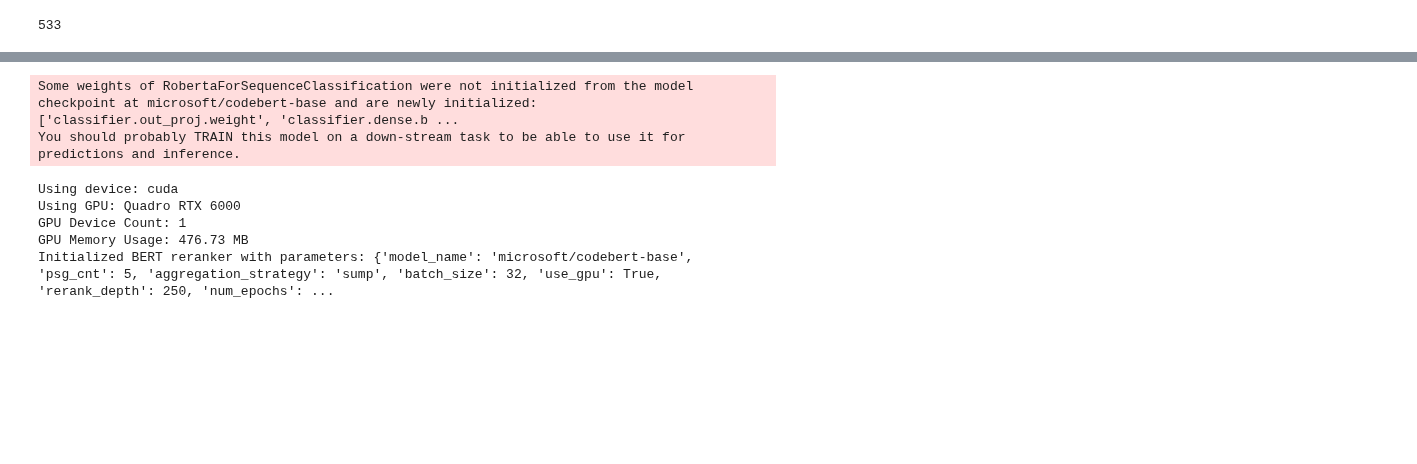
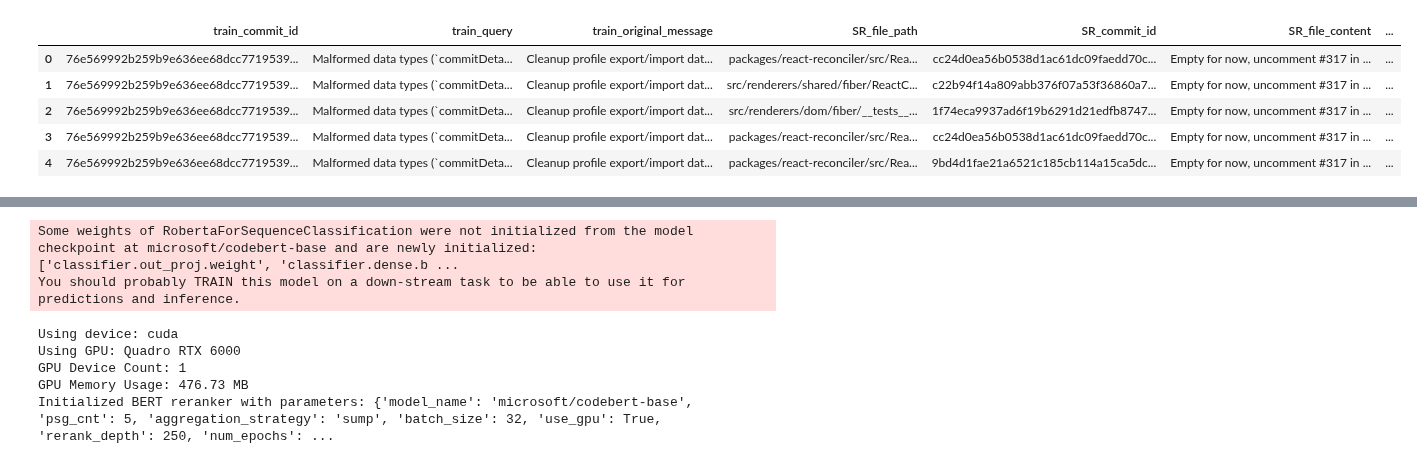
Before and after one commit to Siddharth-Gandhi/ds, a Jupyter notebook: notebooks/debug.ipynb, the cells around one changed output, grey strips where cells are left out. Saved outputs shown, nothing was run; the diff lists cells and outputs as text; code cells hidden in the pictures; blank space fills up the shorter version.

```diff
--- a/notebooks/debug.ipynb
+++ b/notebooks/debug.ipynb
@@ -12,4 +15,4 @@ from tqdm import tqdm
 # %%
-path = '../data/2_7/facebook_react/cache_hope'
-main_path = '../data/2_7/facebook_react'
+cache_path = '../data/2_7/facebook_react/cache'
+repo_path = '../data/2_7/facebook_react'
 # %%
@@ -17,6 +20,11 @@ combined_df = get_combined_df(main_path)
 # %%
-code_df = pd.read_parquet(os.path.join(path, 'code_df.parquet'))
+code_df = pd.read_parquet(os.path.join(cache_path, 'code_df.parquet'))
-# %%
-len(set(code_df[code_df['label'] == 1].SR_file_path.tolist()))
-# %% [output]
-533
+# %%
+code_df.head()
+# %% [output]
+|  | train_commit_id | train_query | train_original_message | SR_file_path | SR_commit_id | SR_file_content | ... |
+| 0 | 76e569992b259b9e636ee68dcc7719539... | Malformed data types (`commitDeta... | Cleanup profile export/import dat... | packages/react-reconciler/src/Rea... | cc24d0ea56b0538d1ac61dc09faedd70c... | Empty for now, uncomment #317 in ... | ... |
+| 1 | 76e569992b259b9e636ee68dcc7719539... | Malformed data types (`commitDeta... | Cleanup profile export/import dat... | src/renderers/shared/fiber/ReactC... | c22b94f14a809abb376f07a53f36860a7... | Empty for now, uncomment #317 in ... | ... |
+| 2 | 76e569992b259b9e636ee68dcc7719539... | Malformed data types (`commitDeta... | Cleanup profile export/import dat... | src/renderers/dom/fiber/__tests__... | 1f74eca9937ad6f19b6291d21edfb8747... | Empty for now, uncomment #317 in ... | ... |
+| 3 | 76e569992b259b9e636ee68dcc7719539... | Malformed data types (`commitDeta... | Cleanup profile export/import dat... | packages/react-reconciler/src/Rea... | cc24d0ea56b0538d1ac61dc09faedd70c... | Empty for now, uncomment #317 in ... | ... |
+| 4 | 76e569992b259b9e636ee68dcc7719539... | Malformed data types (`commitDeta... | Cleanup profile export/import dat... | packages/react-reconciler/src/Rea... | 9bd4d1fae21a6521c185cb114a15ca5dc... | Empty for now, uncomment #317 in ... | ... |
```
Also changed, not shown: parts of 38 cells of this notebook, 7 other files.
